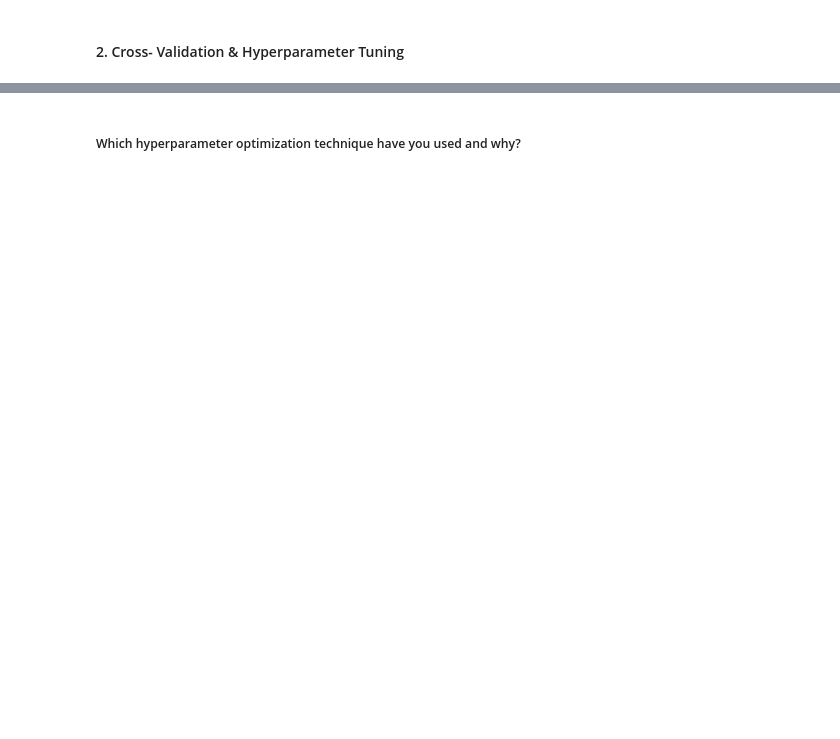
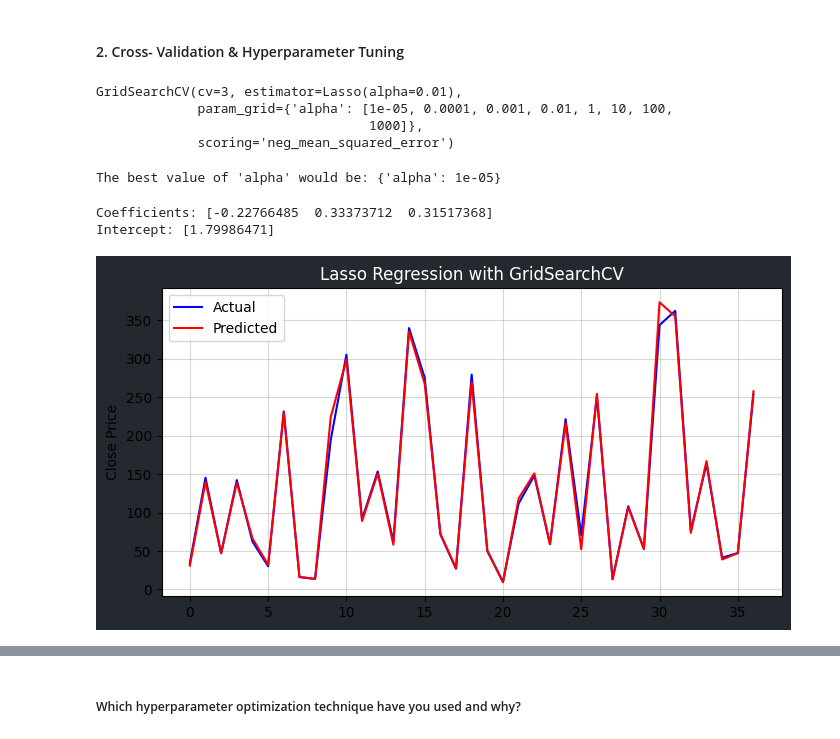
Before and after one commit to RobinBose774/Capstone_Project_Supervised_ML_Regression-Yes_Bank_Stock_Closing_Price_Prediction, a Jupyter notebook: Capstone_Project_Supervised_ML_Regression_Yes_Bank_Stock_Closing_Price_Predictionipynb.ipynb, the cells around one changed output, grey strips where cells are left out. Drawn from its saved outputs; the diff is of its cells as text; code cells hidden in the pictures; blank space fills up the shorter version.

```diff
--- a/Capstone_Project_Supervised_ML_Regression_Yes_Bank_Stock_Closing_Price_Predictionipynb.ipynb
+++ b/Capstone_Project_Supervised_ML_Regression_Yes_Bank_Stock_Closing_Price_Predictionipynb.ipynb
@@ -1379,0 +1457,64 @@ Answer Here.
+# %%
+# ML Model - 2 Implementation with hyperparameter optimization techniques (i.e., GridSearch CV, RandomSearch CV, Bayesian Optimization etc.)
+from sklearn.model_selection import GridSearchCV
+
+# Define the hyperparameter grid for Lasso Regression
+lasso_param_grid = {'alpha': [0.00001, 0.0001, 0.001, 0.01, 1, 10, 100, 1000]}
+
+# Perform GridSearchCV with Lasso Regression
+lasso_gscv = GridSearchCV(lasso, param_grid=lasso_param_grid, scoring='neg_mean_squared_error', cv=3)
+
+# Fit the Lasso Regression model with GridSearchCV
+lasso_gscv.fit(X_train, y_train)
+# %% [output]
+GridSearchCV(cv=3, estimator=Lasso(alpha=0.01),
+             param_grid={'alpha': [1e-05, 0.0001, 0.001, 0.01, 1, 10, 100,
+                                   1000]},
+             scoring='neg_mean_squared_error')
+# %%
+# Finding the best parameter value
+print("The best value of 'alpha' would be:", lasso_gscv.best_params_)
+# %% [output]
+The best value of 'alpha' would be: {'alpha': 1e-05}
+# %%
+# Print the coefficients of the best estimator from GridSearchCV
+print("Coefficients:", lasso_gscv.best_estimator_.coef_)
+
+# Print the intercept of the best estimator from GridSearchCV
+print("Intercept:", lasso_gscv.best_estimator_.intercept_)
+# %% [output]
+Coefficients: [-0.22766485  0.33373712  0.31517368]
+Intercept: [1.79986471]
+# %%
+# Predict on the model
+y_pred_lasso_gscv = lasso_gscv.predict(X_test)
+# %%
+plt.figure(figsize=(8, 4))
+
+# Set the background colors for the figure
+plot_bgcolor = (36/255, 40/255, 47/255, 1)  # RGB values divided by 255, with alpha=1 for full opacity
+
+plt.gcf().patch.set_facecolor(plot_bgcolor)  # Set the background color of the figure
+
+# Plot the actual Close prices from the test data
+plt.plot(np.array(10**y_test), color='blue')
+
+# Plot the predicted Close prices from the Lasso Regression model with GridSearchCV
+plt.plot(10**y_pred_lasso_gscv, color='red')
+
+# Set the label for the y-axis
+plt.ylabel("Close Price")
+
+# Add a legend to differentiate between the actual and predicted values
+plt.legend(["Actual", "Predicted"])
+
+# Set the title of the plot
+plt.title("Lasso Regression with GridSearchCV", color='white')
+
+# Add gridlines
+plt.grid(which='major', alpha=0.5)
+plt.grid(which='minor', alpha=0.5)
+
+plt.show()
+# %% [output]
+[figure, added]
```
Also changed, not shown: parts of 161 cells of this notebook.
